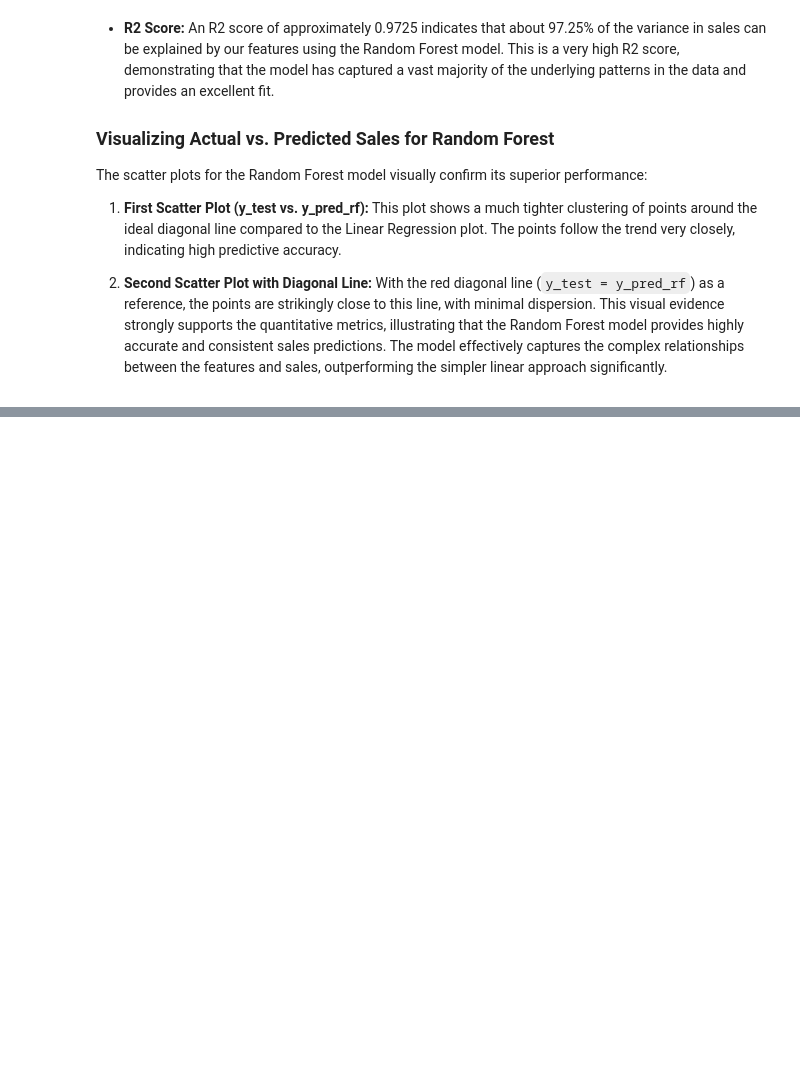
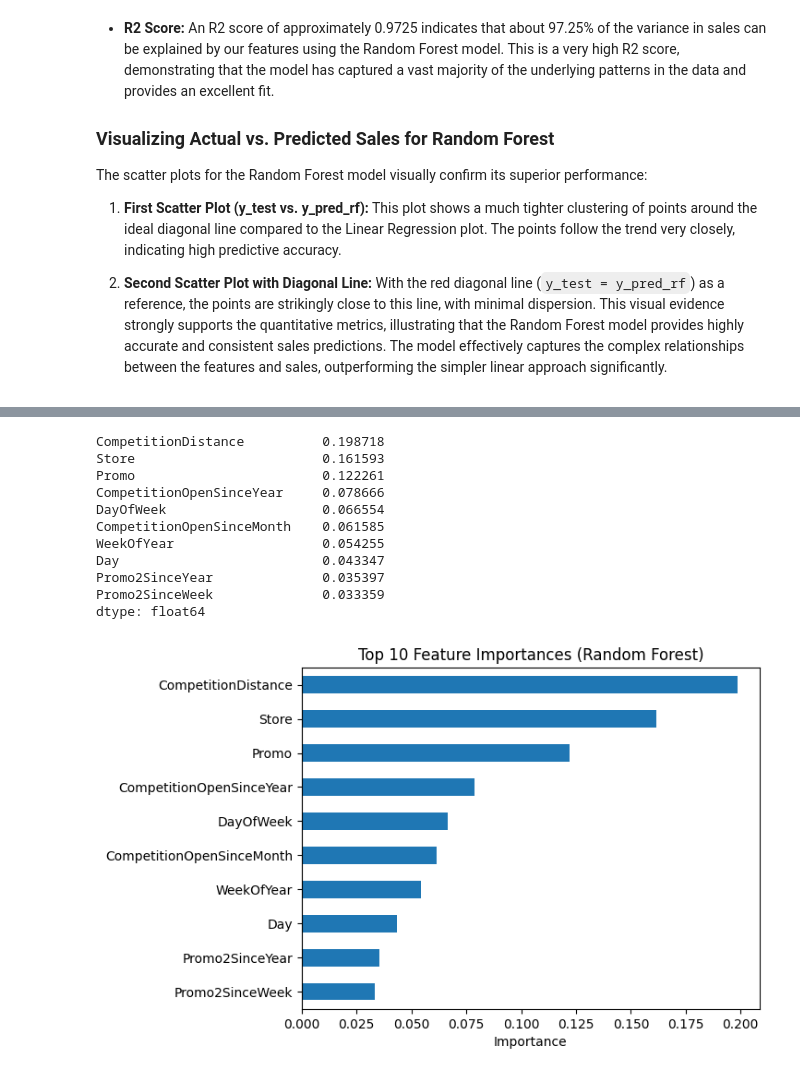
Before and after one commit to Cyberoxic/Sale-Prediction-System, a Jupyter notebook: Sales_Prediction_model.ipynb, the cells around one changed output, grey strips where cells are left out. Saved outputs shown, nothing was run; the diff lists cells and outputs as text; code cells hidden in the pictures; blank space fills up the shorter version.

```diff
--- a/Sales_Prediction_model.ipynb
+++ b/Sales_Prediction_model.ipynb
@@ -192,7 +221,3 @@ y = df["Sales"]                         # Target variable
-# %%
-X_train, X_test, y_train, y_test = train_test_split(
-    X, y, test_size=0.2, random_state=42
-)
 # %%
 from sklearn.ensemble import RandomForestRegressor
 # %%
@@ -262,0 +279,22 @@ plt.show()
+# %%
+imp = pd.Series(rf_model.feature_importances_, index=X_train.columns).sort_values(ascending=False)
+print(imp.head(10))
+
+imp.head(10).plot(kind="barh")
+plt.gca().invert_yaxis()
+plt.title("Top 10 Feature Importances (Random Forest)")
+plt.xlabel("Importance")
+plt.show()
+# %% [output]
+CompetitionDistance          0.198718
+Store                        0.161593
+Promo                        0.122261
+CompetitionOpenSinceYear     0.078666
+DayOfWeek                    0.066554
+CompetitionOpenSinceMonth    0.061585
+WeekOfYear                   0.054255
+Day                          0.043347
+Promo2SinceYear              0.035397
+Promo2SinceWeek              0.033359
+dtype: float64
+[figure, added]
```
Also changed, not shown: parts of 19 cells of this notebook.
